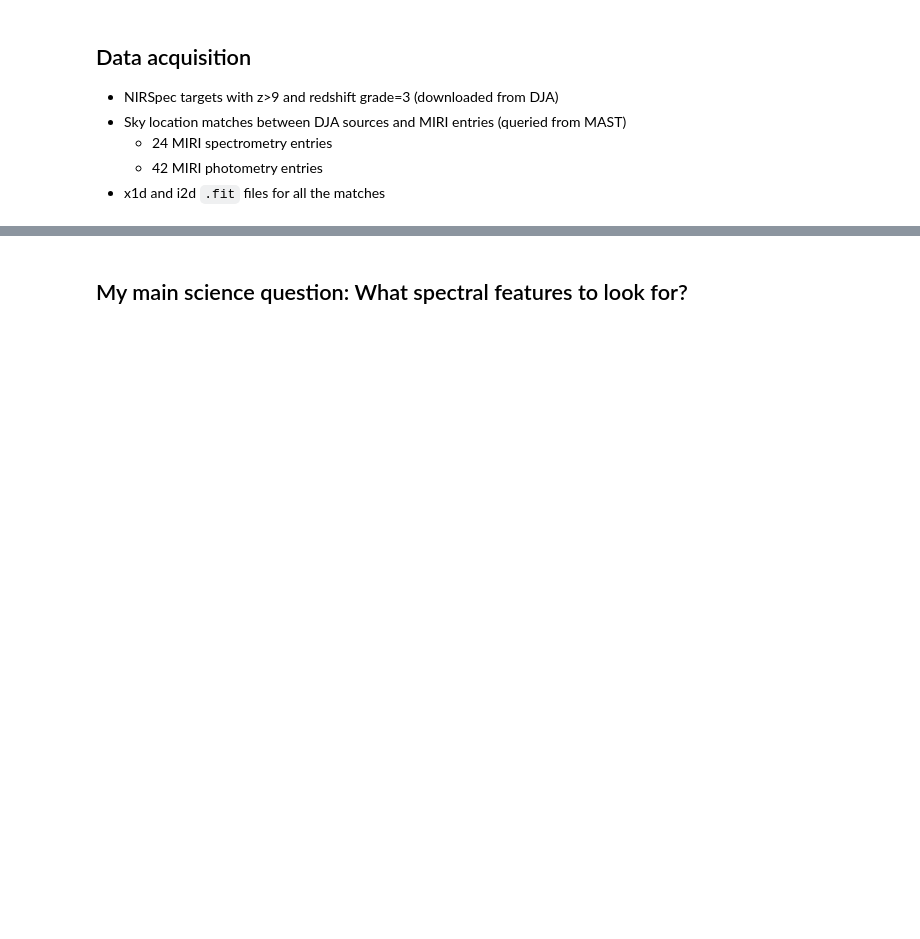
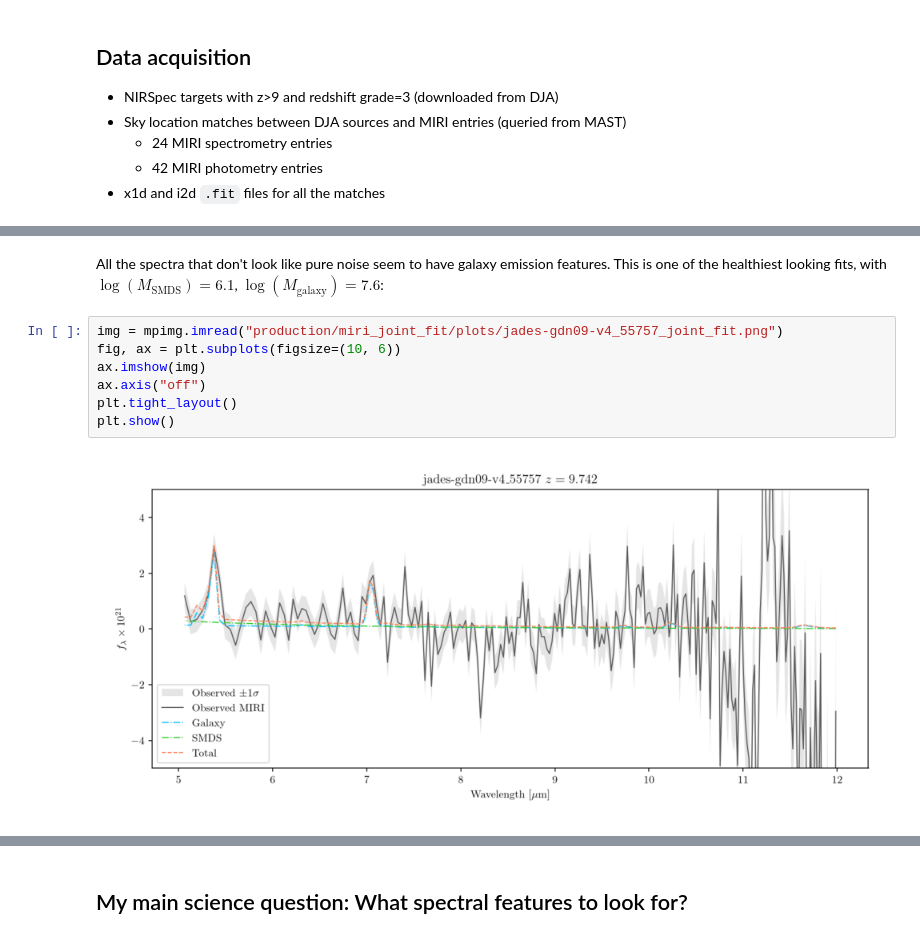
Before and after one commit to ryanyrzh/DS_MIRI, a Jupyter notebook: oct_update.ipynb, the cells around one changed output, grey strips where cells are left out. Saved outputs shown, nothing was run; the diff lists cells and outputs as text; blank space fills up the shorter version.

```diff
--- a/oct_update.ipynb
+++ b/oct_update.ipynb
@@ -23,0 +26,11 @@ Some spectra just look like this - a small stretch of noise at long wavelengths.
+# %% [markdown]
+All the spectra that don't look like pure noise seem to have galaxy emission features. This is one of the healthiest looking fits, with $\log(M_{\mathrm{SMDS}})=6.1$, $\log(M_{\mathrm{galaxy}})=7.6$:
+# %%
+img = mpimg.imread("production/miri_joint_fit/plots/jades-gdn09-v4_55757_joint_fit.png")
+fig, ax = plt.subplots(figsize=(10, 6))
+ax.imshow(img)
+ax.axis("off")
+plt.tight_layout()
+plt.show()
+# %% [output]
+[figure, added]
```
Also changed, not shown: parts of 8 cells of this notebook.
